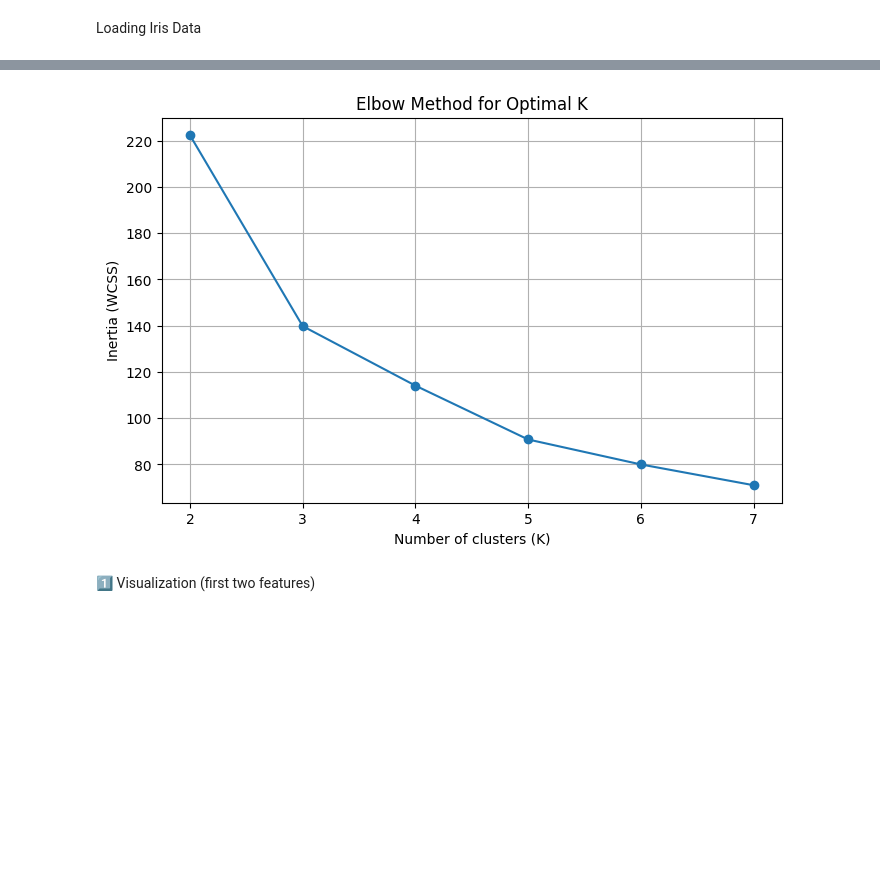
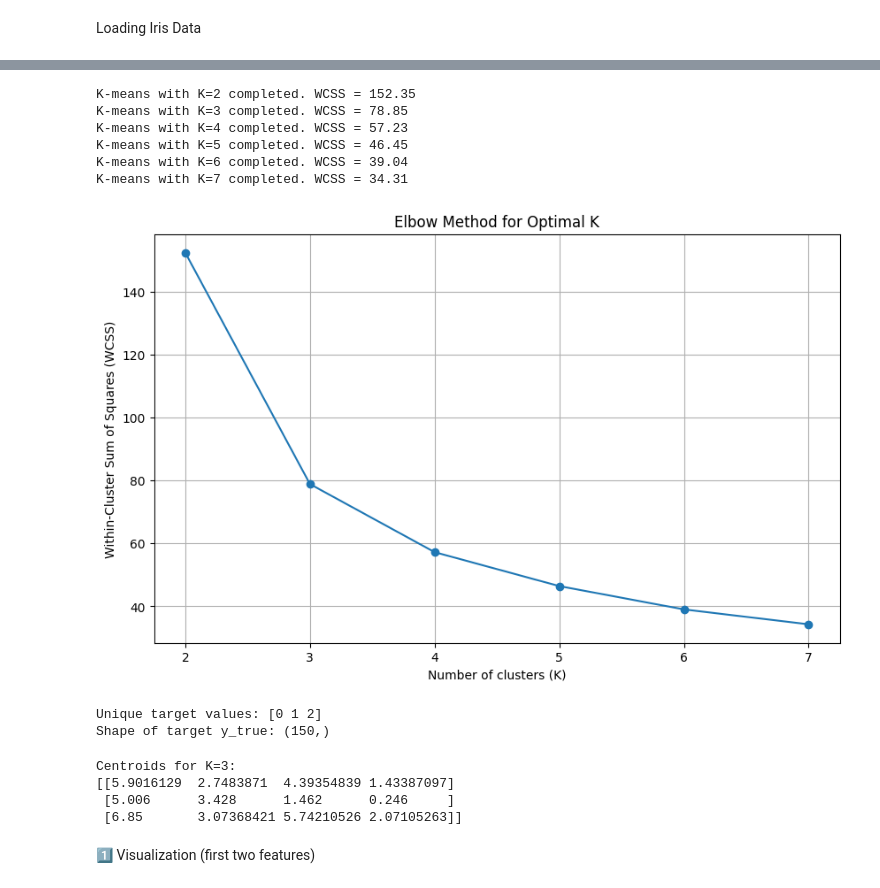
Before and after one commit to Santhosh4888/FML-Course-problems, a Jupyter notebook: K_Means_Clusturing_on_IRIS_Dataset/Problem_set_6_1.ipynb, the cells around one changed output, grey strips where cells are left out. Cells and saved outputs as stored; diff of their text form; code cells hidden in the pictures; blank space fills up the shorter version.

```diff
--- a/K_Means_Clusturing_on_IRIS_Dataset/Problem_set_6_1.ipynb
+++ b/K_Means_Clusturing_on_IRIS_Dataset/Problem_set_6_1.ipynb
@@ -14,31 +31,61 @@ X = iris.data # Use only the features
 # %%
-# Standardize the features
-scaler = StandardScaler()
-X_scaled = scaler.fit_transform(X)
+# # Standardize the features
+# scaler = StandardScaler()
+# X_scaled = scaler.fit_transform(X)
 
-# Store inertia values for different K
-inertias = []
+# # Store inertia values for different K
+# inertias = []
 K_values = range(2, 8)
+kmeans_models = {} # To store fitted models
+wcss_values = [] # To store WCSS for each K
 
 # Run K-means for K = 2 to 7
 for k in K_values:
     kmeans = KMeans(n_clusters=k, init='k-means++', n_init=20, random_state=42)
-    kmeans.fit(X_scaled)
-    inertias.append(kmeans.inertia_)
-
-# Plotting the Elbow Curve
-plt.figure(figsize=(8, 5))
-plt.plot(K_values, inertias, marker='o')
-plt.title('Elbow Method for Optimal K')
-plt.xlabel('Number of clusters (K)')
-plt.ylabel('Inertia (WCSS)')
-plt.grid(True)
-plt.show()
+    kmeans.fit(X)
+    #inertias.append(kmeans.inertia_)
+        # Store the model and WCSS
+    kmeans_models[k] = kmeans
+    wcss_values.append(kmeans.inertia_) # inertia_ is the WCSS
+    print(f"K-means with K={k} completed. WCSS = {kmeans.inertia_:.2f}")
 # %% [output]
-[figure, removed]
+K-means with K=2 completed. WCSS = 152.35
+K-means with K=3 completed. WCSS = 78.85
+K-means with K=4 completed. WCSS = 57.23
+K-means with K=5 completed. WCSS = 46.45
+K-means with K=6 completed. WCSS = 39.04
+K-means with K=7 completed. WCSS = 34.31
+# %%
+plt.figure(figsize=(10, 6))
+plt.plot(K_values, wcss_values, marker='o', linestyle='-')
+plt.title('Elbow Method for Optimal K')
+plt.xlabel('Number of clusters (K)')
+plt.ylabel('Within-Cluster Sum of Squares (WCSS)')
+plt.xticks(K_values)
+plt.grid(True)
+plt.show()
+# %% [output]
+[figure, added]
 # %%
 y_true = iris.target
-y_kmeans = kmeans.fit_predict(X_scaled)
+y_kmeans = kmeans.fit_predict(X)
+print("Unique target values:", np.unique(y_true))
+print("Shape of target y_true:", y_true.shape)
+# %% [output]
+Unique target values: [0 1 2]
+Shape of target y_true: (150,)
+# %%
+optimal_k = 3
+kmeans_optimal = kmeans_models[optimal_k]
+cluster_labels_optimal = kmeans_optimal.labels_
+centroids_optimal = kmeans_optimal.cluster_centers_
+
+print(f"Centroids for K={optimal_k}:\n{centroids_optimal}")
+# %% [output]
+Centroids for K=3:
+[[5.9016129  2.7483871  4.39354839 1.43387097]
+ [5.006      3.428      1.462      0.246     ]
+ [6.85       3.07368421 5.74210526 2.07105263]]
 # %% [markdown]
 1️⃣ Visualization (first two features)
 # %%
```
Also changed, not shown: parts of 9 cells of this notebook, 3 other files.
